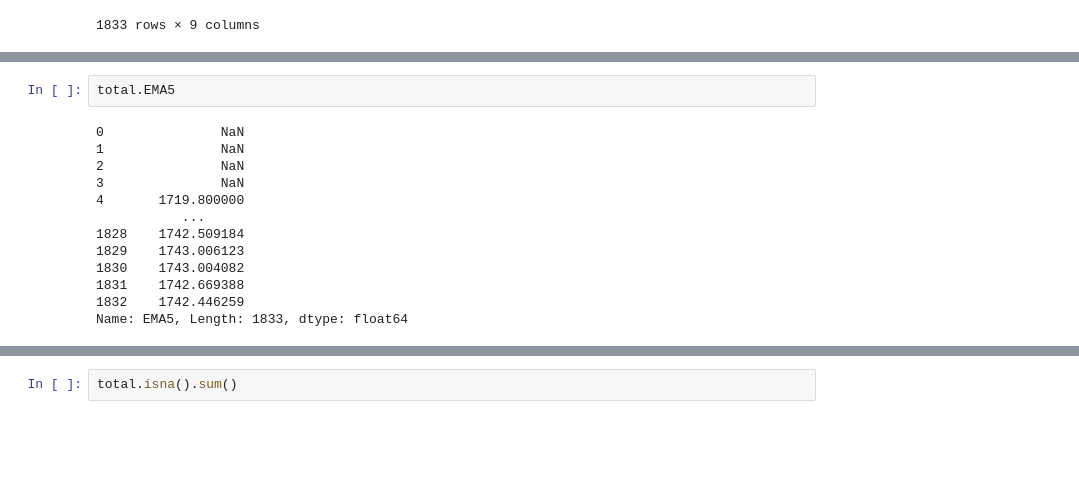
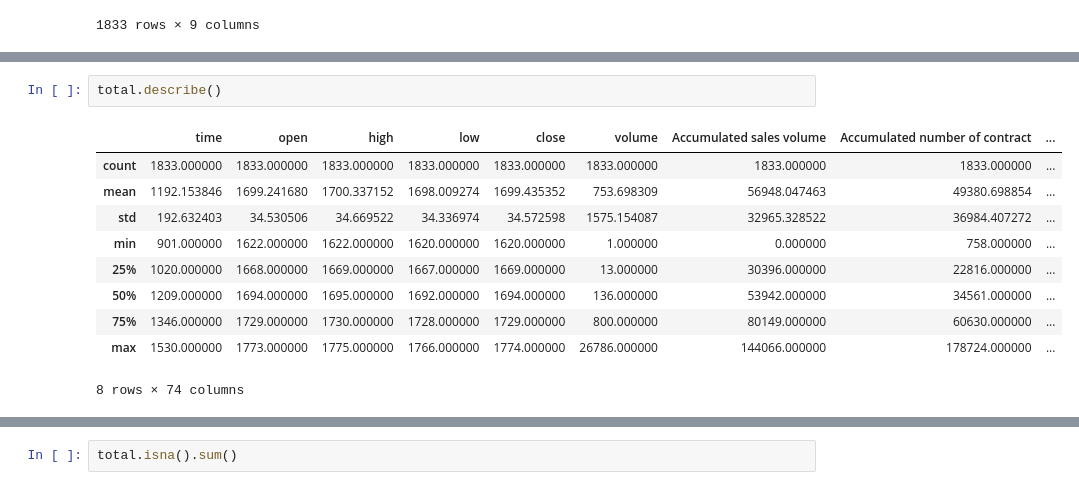
Before and after one commit to yeijeong/dl-dev, a Jupyter notebook: JYY/Creon-Datareader-master/data process.ipynb, the cells around one changed output, grey strips where cells are left out. Saved outputs shown, nothing was run; the diff lists cells and outputs as text; blank space fills up the shorter version.

```diff
--- a/JYY/Creon-Datareader-master/data process.ipynb
+++ b/JYY/Creon-Datareader-master/data process.ipynb
@@ -148,15 +215,13 @@ total
 # %%
-total.EMA5
+total.describe()
 # %% [output]
+|  | time | open | high | low | close | volume | Accumulated sales volume | Accumulated number of contract | ... |
+| count | 1833.000000 | 1833.000000 | 1833.000000 | 1833.000000 | 1833.000000 | 1833.000000 | 1833.000000 | 1833.000000 | ... |
+| mean | 1192.153846 | 1699.241680 | 1700.337152 | 1698.009274 | 1699.435352 | 753.698309 | 56948.047463 | 49380.698854 | ... |
+| std | 192.632403 | 34.530506 | 34.669522 | 34.336974 | 34.572598 | 1575.154087 | 32965.328522 | 36984.407272 | ... |
+| min | 901.000000 | 1622.000000 | 1622.000000 | 1620.000000 | 1620.000000 | 1.000000 | 0.000000 | 758.000000 | ... |
+| 25% | 1020.000000 | 1668.000000 | 1669.000000 | 1667.000000 | 1669.000000 | 13.000000 | 30396.000000 | 22816.000000 | ... |
+| 50% | 1209.000000 | 1694.000000 | 1695.000000 | 1692.000000 | 1694.000000 | 136.000000 | 53942.000000 | 34561.000000 | ... |
+| 75% | 1346.000000 | 1729.000000 | 1730.000000 | 1728.000000 | 1729.000000 | 800.000000 | 80149.000000 | 60630.000000 | ... |
+| max | 1530.000000 | 1773.000000 | 1775.000000 | 1766.000000 | 1774.000000 | 26786.000000 | 144066.000000 | 178724.000000 | ... |
-0               NaN
-1               NaN
-2               NaN
-3               NaN
-4       1719.800000
-           ...
-1828    1742.509184
-1829    1743.006123
-1830    1743.004082
-1831    1742.669388
-1832    1742.446259
-Name: EMA5, Length: 1833, dtype: float64
+8 rows × 74 columns
```
Also changed, not shown: parts of 3 cells of this notebook, 3 other files.
